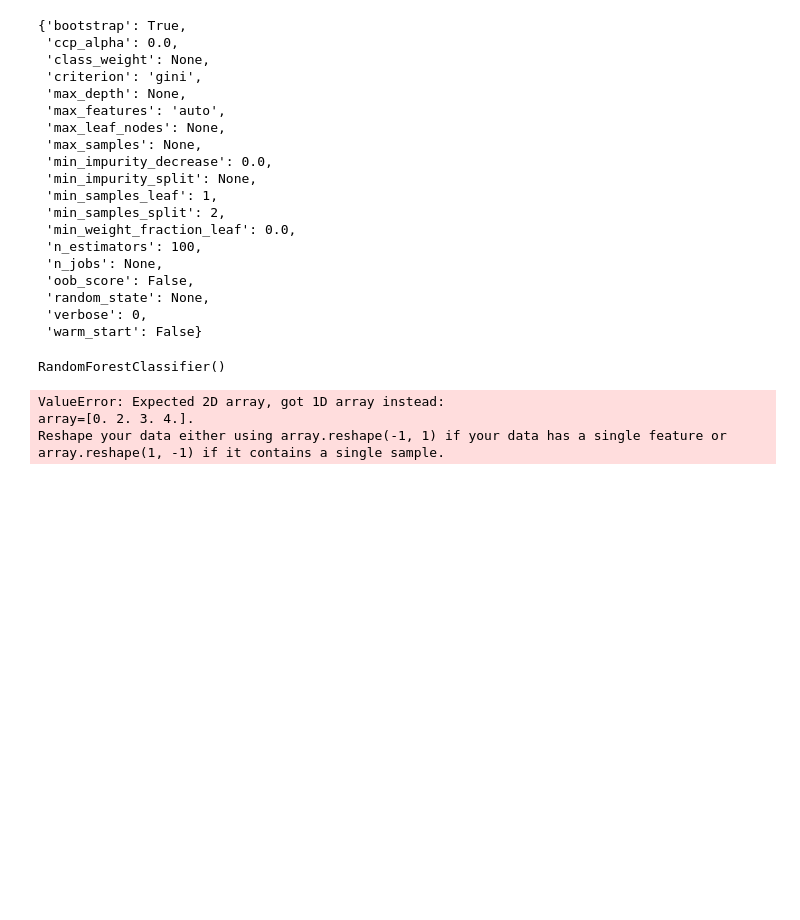
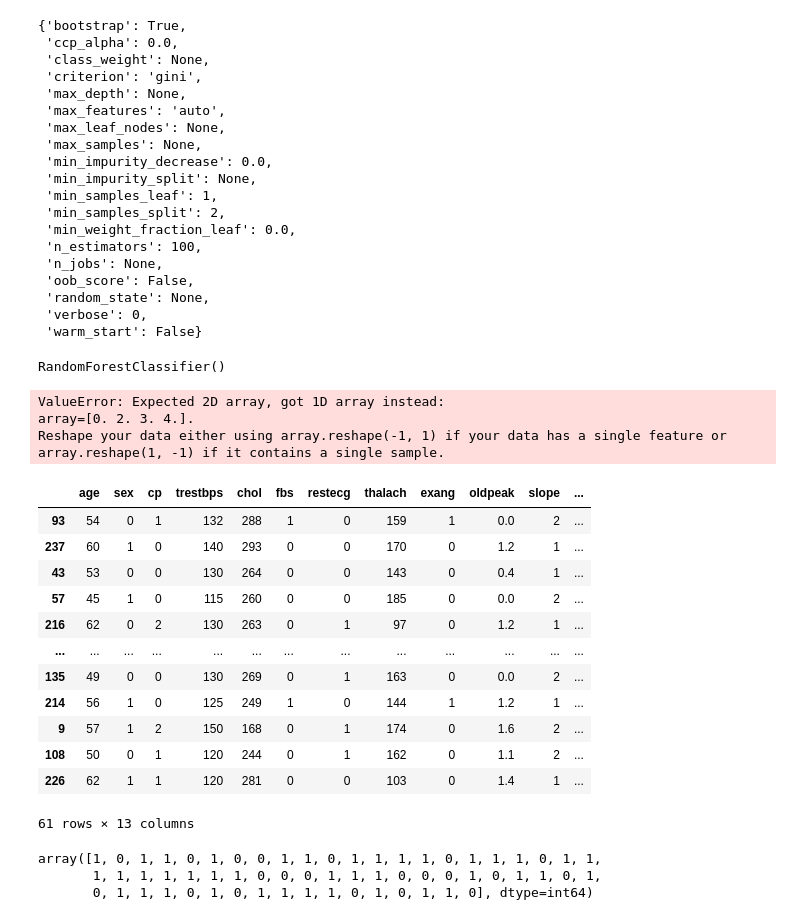
Before and after one commit to GKPSingh/M3D6, a Jupyter notebook: Introduction-to-scikit-learn.ipynb, the cells around one changed output. Cells and saved outputs as stored; diff of their text form; code cells hidden in the pictures; blank space fills up the shorter version.

```diff
--- a/Introduction-to-scikit-learn.ipynb
+++ b/Introduction-to-scikit-learn.ipynb
@@ -70,3 +101,26 @@ y_label = clf.predict(np.array([0,2,3,4]))
 ValueError: Expected 2D array, got 1D array instead:
 array=[0. 2. 3. 4.].
 Reshape your data either using array.reshape(-1, 1) if your data has a single feature or array.reshape(1, -1) if it contains a single sample.
+# %%
+X_test
+# %% [output]
+|  | age | sex | cp | trestbps | chol | fbs | restecg | thalach | exang | oldpeak | slope | ... |
+| 93 | 54 | 0 | 1 | 132 | 288 | 1 | 0 | 159 | 1 | 0.0 | 2 | ... |
+| 237 | 60 | 1 | 0 | 140 | 293 | 0 | 0 | 170 | 0 | 1.2 | 1 | ... |
+| 43 | 53 | 0 | 0 | 130 | 264 | 0 | 0 | 143 | 0 | 0.4 | 1 | ... |
+| 57 | 45 | 1 | 0 | 115 | 260 | 0 | 0 | 185 | 0 | 0.0 | 2 | ... |
+| 216 | 62 | 0 | 2 | 130 | 263 | 0 | 1 | 97 | 0 | 1.2 | 1 | ... |
+| ... | ... | ... | ... | ... | ... | ... | ... | ... | ... | ... | ... | ... |
+| 135 | 49 | 0 | 0 | 130 | 269 | 0 | 1 | 163 | 0 | 0.0 | 2 | ... |
+| 214 | 56 | 1 | 0 | 125 | 249 | 1 | 0 | 144 | 1 | 1.2 | 1 | ... |
+| 9 | 57 | 1 | 2 | 150 | 168 | 0 | 1 | 174 | 0 | 1.6 | 2 | ... |
+| 108 | 50 | 0 | 1 | 120 | 244 | 0 | 1 | 162 | 0 | 1.1 | 2 | ... |
+| 226 | 62 | 1 | 1 | 120 | 281 | 0 | 0 | 103 | 0 | 1.4 | 1 | ... |
+61 rows × 13 columns
+# %%
+y_preds = clf.predict(X_test)
+y_preds
+# %% [output]
+array([1, 0, 1, 1, 0, 1, 0, 0, 1, 1, 0, 1, 1, 1, 1, 0, 1, 1, 1, 0, 1, 1,
+       1, 1, 1, 1, 1, 1, 1, 0, 0, 0, 1, 1, 1, 0, 0, 0, 1, 0, 1, 1, 0, 1,
+       0, 1, 1, 1, 0, 1, 0, 1, 1, 1, 1, 0, 1, 0, 1, 1, 0], dtype=int64)
```
Also changed, not shown: parts of 11 cells of this notebook, 1 other file.
